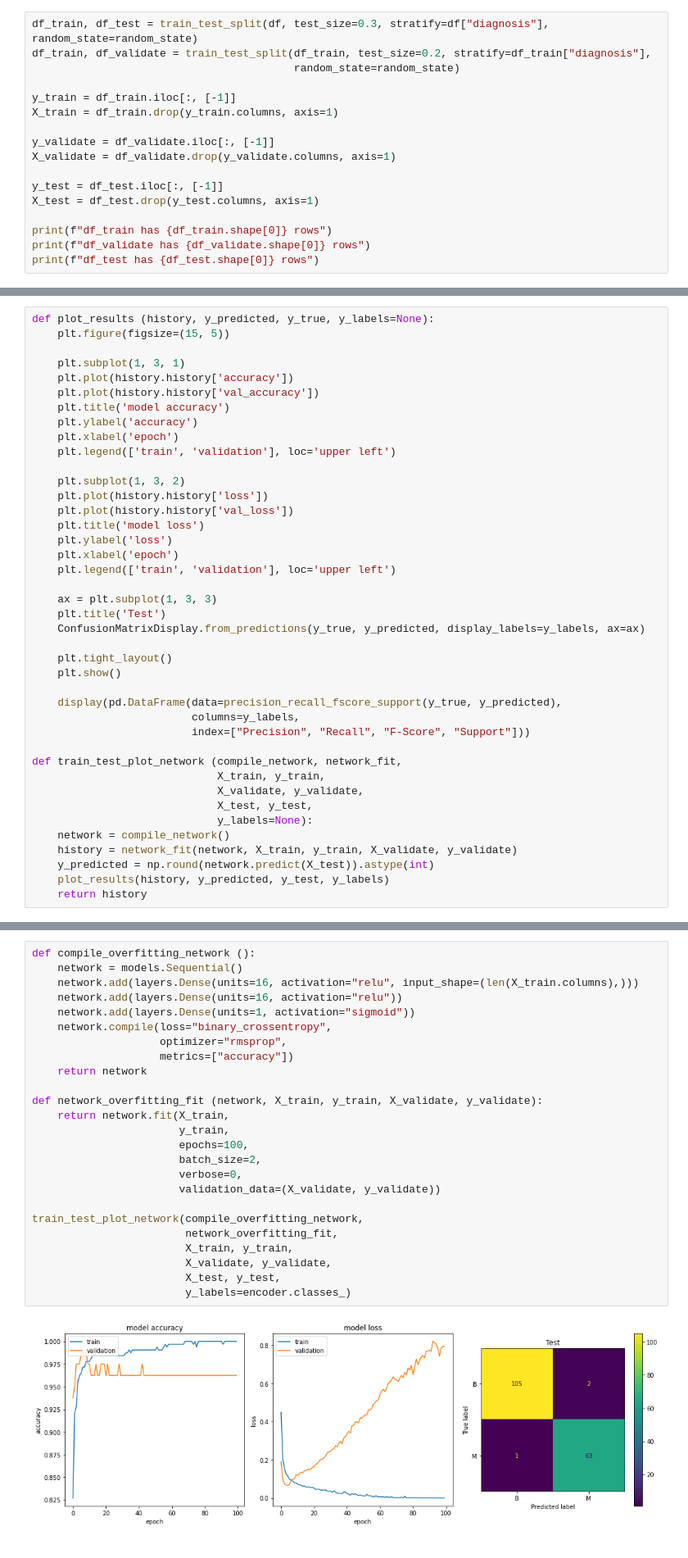
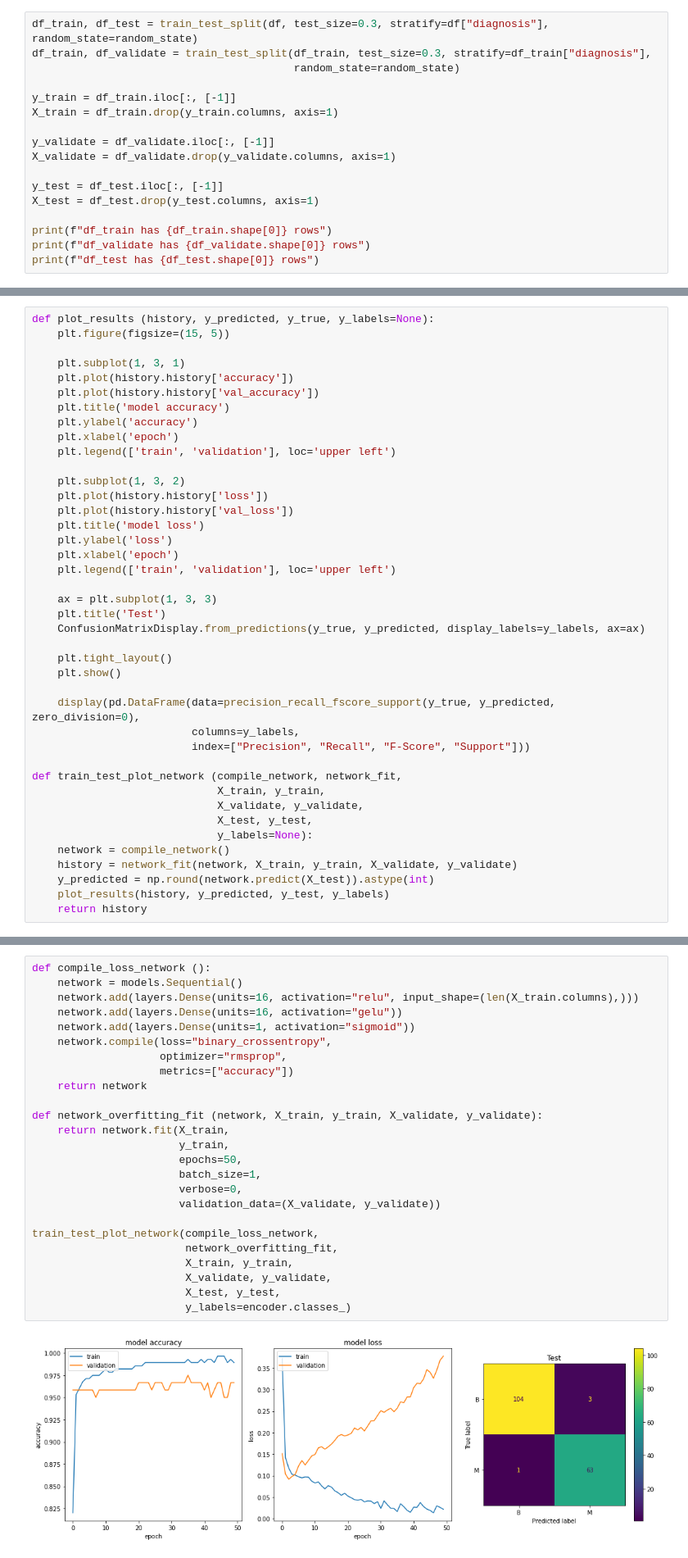
Before and after one commit to tsopeh/neural_networks, a Jupyter notebook: breast_cancer.ipynb, the cells around one changed output, grey strips where cells are left out. Shown at 82% size. Saved outputs shown, nothing was run; the diff lists cells and outputs as text.

```diff
--- a/breast_cancer.ipynb
+++ b/breast_cancer.ipynb
@@ -167,7 +173,7 @@ plot_correlation(df)
 ## Data split
 # %%
 df_train, df_test = train_test_split(df, test_size=0.3, stratify=df["diagnosis"], random_state=random_state)
-df_train, df_validate = train_test_split(df_train, test_size=0.2, stratify=df_train["diagnosis"],
+df_train, df_validate = train_test_split(df_train, test_size=0.3, stratify=df_train["diagnosis"],
                                          random_state=random_state)
 
 y_train = df_train.iloc[:, [-1]]
@@ -215,7 +221,7 @@ def plot_results (history, y_predicted, y_true, y_labels=None):
     plt.tight_layout()
     plt.show()
 
-    display(pd.DataFrame(data=precision_recall_fscore_support(y_true, y_predicted),
+    display(pd.DataFrame(data=precision_recall_fscore_support(y_true, y_predicted, zero_division=0),
                          columns=y_labels,
                          index=["Precision", "Recall", "F-Score", "Support"]))
 
@@ -297,28 +382,28 @@ To enable them in other operations, rebuild TensorFlow with the appropriate comp
 # %%
-def compile_overfitting_network ():
+def compile_loss_network ():
     network = models.Sequential()
     network.add(layers.Dense(units=16, activation="relu", input_shape=(len(X_train.columns),)))
-    network.add(layers.Dense(units=16, activation="relu"))
+    network.add(layers.Dense(units=16, activation="gelu"))
     network.add(layers.Dense(units=1, activation="sigmoid"))
     network.compile(loss="binary_crossentropy",
                     optimizer="rmsprop",
                     metrics=["accuracy"])
     return network
 
 def network_overfitting_fit (network, X_train, y_train, X_validate, y_validate):
     return network.fit(X_train,
                        y_train,
-                       epochs=100,
-                       batch_size=2,
+                       epochs=50,
+                       batch_size=1,
                        verbose=0,
                        validation_data=(X_validate, y_validate))
 
-train_test_plot_network(compile_overfitting_network,
+train_test_plot_network(compile_loss_network,
                         network_overfitting_fit,
                         X_train, y_train,
                         X_validate, y_validate,
                         X_test, y_test,
                         y_labels=encoder.classes_)
 # %% [output]
-[figure, old version]
+[figure, new version]
 |  | B | M |
```
Also changed, not shown: parts of 14 cells of this notebook.
